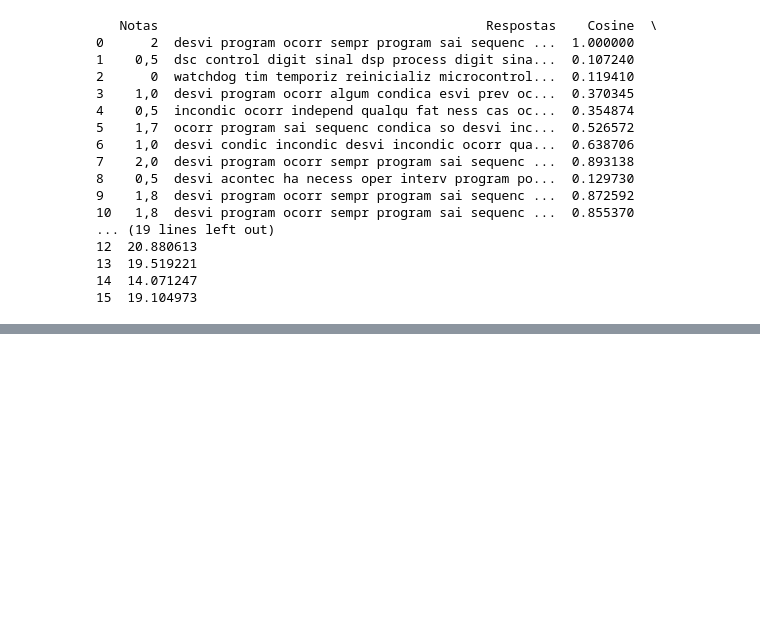
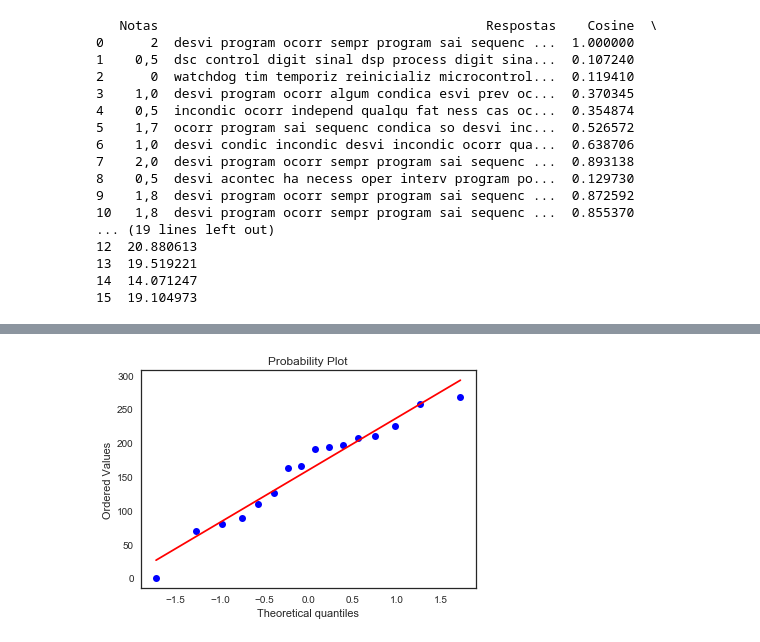
Before and after one commit to leonardbarreto/PIBIC_Assessment_Corrector, a Jupyter notebook: ProjetoIC.ipynb, the cells around one changed output, grey strips where cells are left out. Cells and saved outputs as stored; diff of their text form; code cells hidden in the pictures; blank space fills up the shorter version.

```diff
--- a/ProjetoIC.ipynb
+++ b/ProjetoIC.ipynb
@@ -602,0 +686,5 @@ print(dfMerged)
+# %%
+stats.probplot(dfMerged['Manhattan'], dist="norm", plot=pylab)
+pylab.show()
+# %% [output]
+[figure, added]
```
Also changed, not shown: parts of 20 cells of this notebook, 1 other file.
